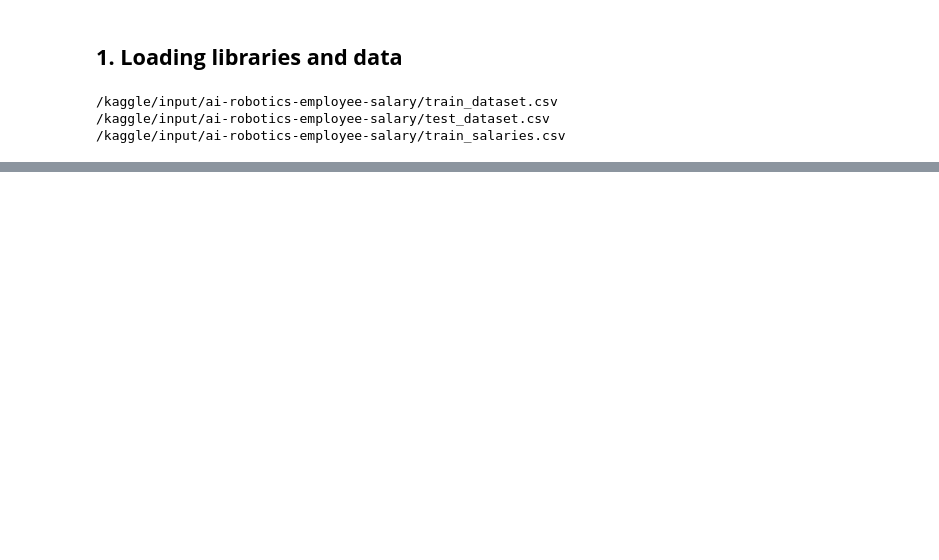
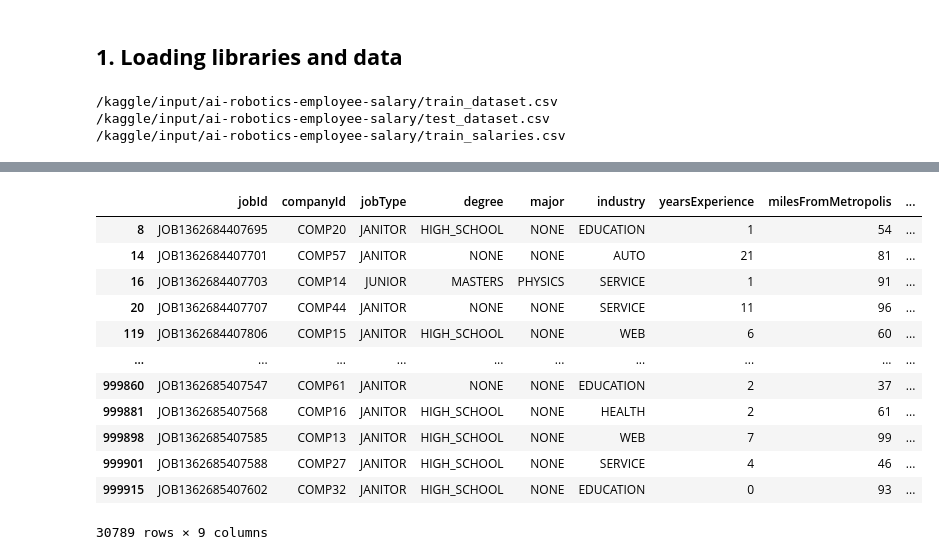
Before and after one commit to Kiran0R0Patil/ai-robotics-employee-salary-insights-and-predictions, a Jupyter notebook: employee-salary-insights-and-predictions.ipynb, the cells around one changed output, grey strips where cells are left out. Saved outputs shown, nothing was run; the diff lists cells and outputs as text; code cells hidden in the pictures; blank space fills up the shorter version.

```diff
--- a/employee-salary-insights-and-predictions.ipynb
+++ b/employee-salary-insights-and-predictions.ipynb
@@ -20,0 +117,16 @@ from scipy import stats
+# %%
+df[df["salary"]<50]
+# %% [output]
+|  | jobId | companyId | jobType | degree | major | industry | yearsExperience | milesFromMetropolis | ... |
+| 8 | JOB1362684407695 | COMP20 | JANITOR | HIGH_SCHOOL | NONE | EDUCATION | 1 | 54 | ... |
+| 14 | JOB1362684407701 | COMP57 | JANITOR | NONE | NONE | AUTO | 21 | 81 | ... |
+| 16 | JOB1362684407703 | COMP14 | JUNIOR | MASTERS | PHYSICS | SERVICE | 1 | 91 | ... |
+| 20 | JOB1362684407707 | COMP44 | JANITOR | NONE | NONE | SERVICE | 11 | 96 | ... |
+| 119 | JOB1362684407806 | COMP15 | JANITOR | HIGH_SCHOOL | NONE | WEB | 6 | 60 | ... |
+| ... | ... | ... | ... | ... | ... | ... | ... | ... | ... |
+| 999860 | JOB1362685407547 | COMP61 | JANITOR | NONE | NONE | EDUCATION | 2 | 37 | ... |
+| 999881 | JOB1362685407568 | COMP16 | JANITOR | HIGH_SCHOOL | NONE | HEALTH | 2 | 61 | ... |
+| 999898 | JOB1362685407585 | COMP13 | JANITOR | HIGH_SCHOOL | NONE | WEB | 7 | 99 | ... |
+| 999901 | JOB1362685407588 | COMP27 | JANITOR | HIGH_SCHOOL | NONE | SERVICE | 4 | 46 | ... |
+| 999915 | JOB1362685407602 | COMP32 | JANITOR | HIGH_SCHOOL | NONE | EDUCATION | 0 | 93 | ... |
+30789 rows × 9 columns
```
Also changed, not shown: parts of 21 cells of this notebook.
